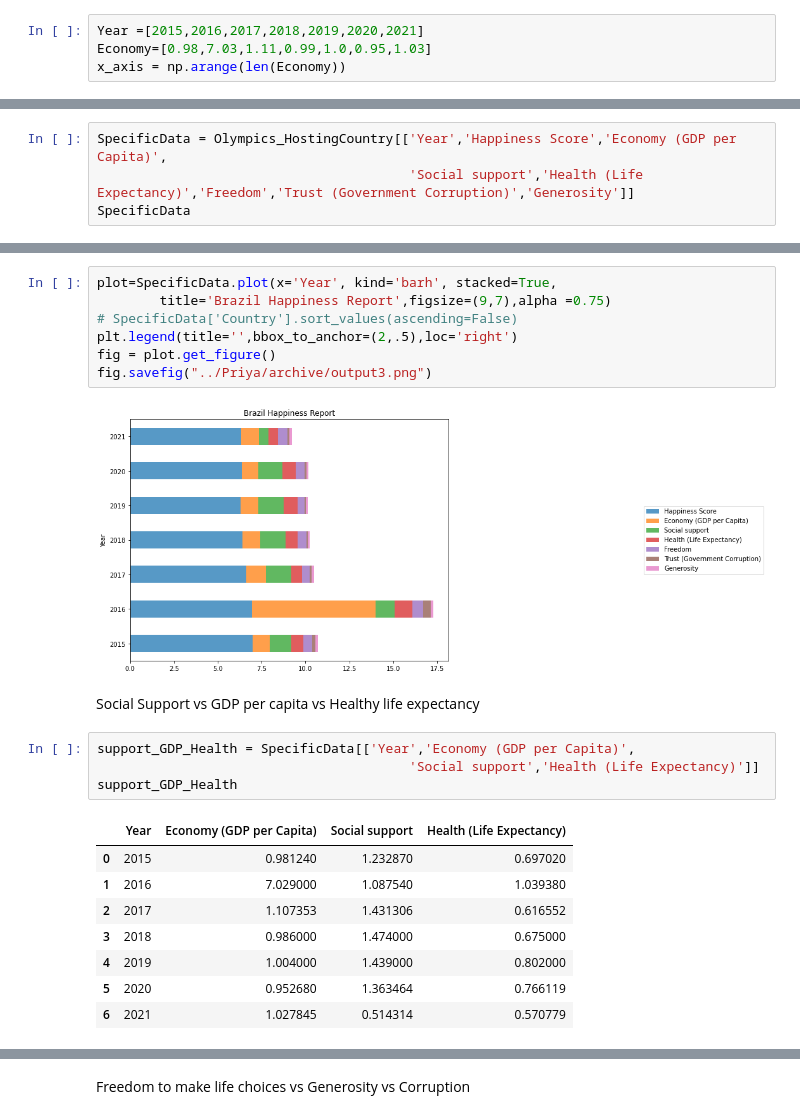
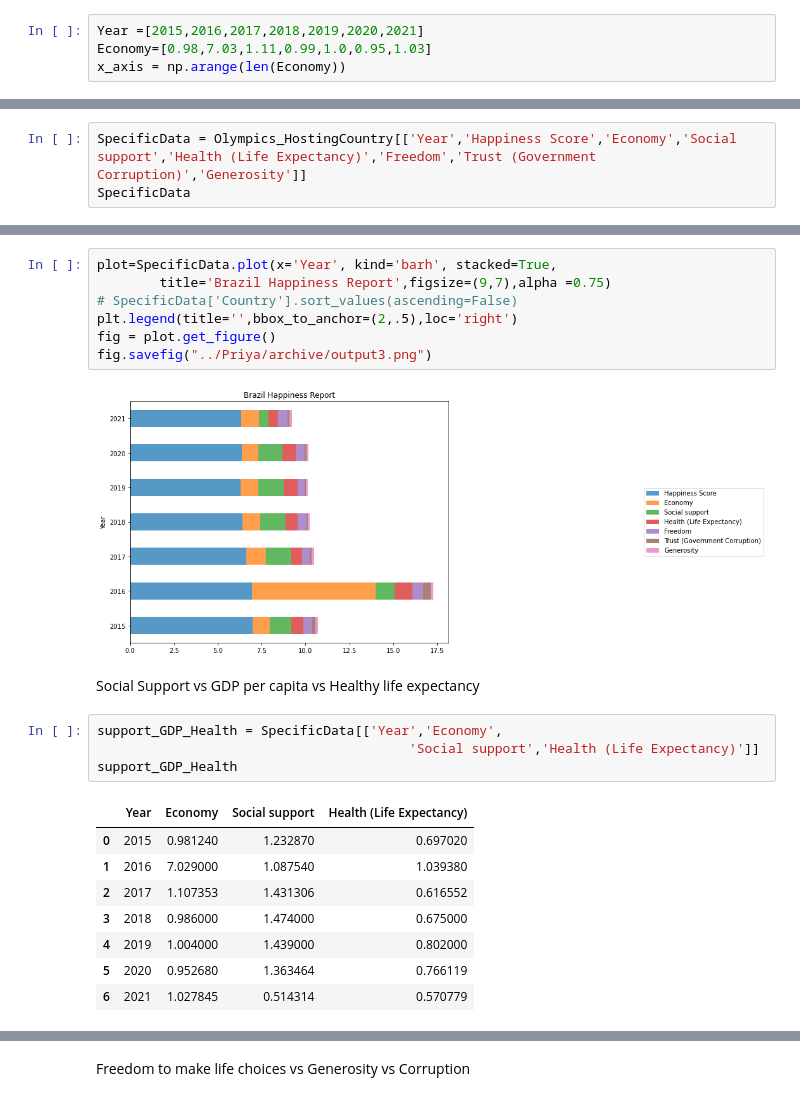
Before and after one commit to Trevor-Velez/project-1, a Jupyter notebook: Priya/Main.ipynb, the cells around one changed output, grey strips where cells are left out. Saved outputs shown, nothing was run; the diff lists cells and outputs as text.

```diff
--- a/Priya/Main.ipynb
+++ b/Priya/Main.ipynb
@@ -97,5 +106,4 @@ plt.show()
 # %%
-SpecificData = Olympics_HostingCountry[['Year','Happiness Score','Economy (GDP per Capita)',
-                                        'Social support','Health (Life Expectancy)','Freedom','Trust (Government Corruption)','Generosity']]
+SpecificData = Olympics_HostingCountry[['Year','Happiness Score','Economy','Social support','Health (Life Expectancy)','Freedom','Trust (Government Corruption)','Generosity']]
 SpecificData
 # %% [output]
@@ -132,15 +140,15 @@ plt.legend(title='',bbox_to_anchor=(2,.5),loc='right')
 fig = plot.get_figure()
 fig.savefig("../Priya/archive/output3.png")
 # %% [output]
-[figure, old version]
+[figure, new version]
 # %% [markdown]
 Social Support vs GDP per capita vs Healthy life expectancy
 # %%
-support_GDP_Health = SpecificData[['Year','Economy (GDP per Capita)',
+support_GDP_Health = SpecificData[['Year','Economy',
                                         'Social support','Health (Life Expectancy)']]
 support_GDP_Health
 # %% [output]
-|  | Year | Economy (GDP per Capita) | Social support | Health (Life Expectancy) |
+|  | Year | Economy | Social support | Health (Life Expectancy) |
 | 0 | 2015 | 0.981240 | 1.232870 | 0.697020 |
 | 1 | 2016 | 7.029000 | 1.087540 | 1.039380 |
 | 2 | 2017 | 1.107353 | 1.431306 | 0.616552 |
```
Also changed, not shown: parts of 15 cells of this notebook, 8 other files.
